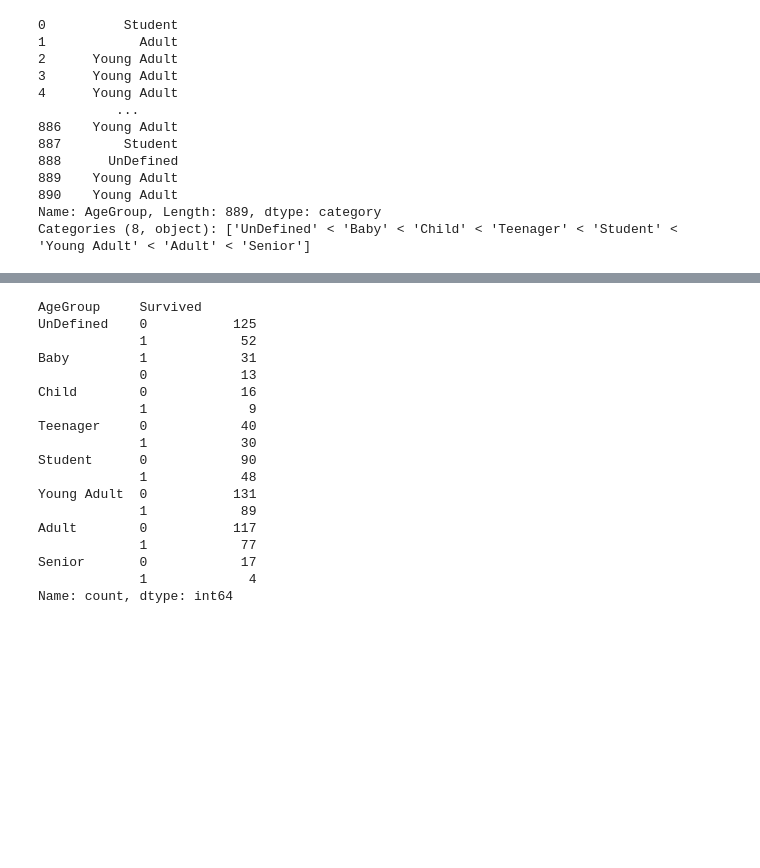
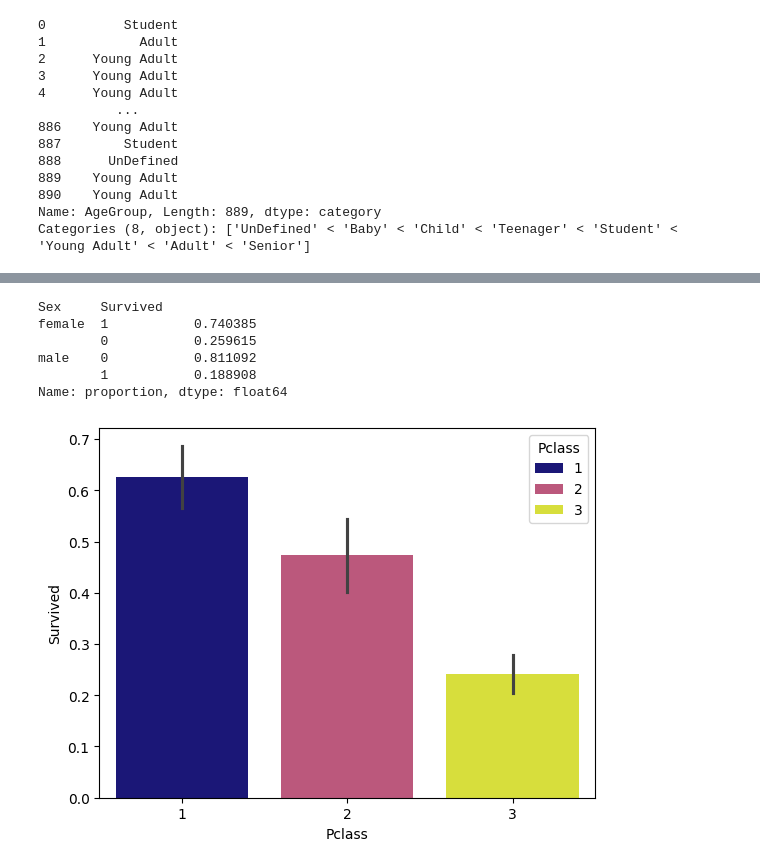
Before and after one commit to Vikram-kaki/DS, a Jupyter notebook: Machine Learning/Projects/Titanic/NoteBook.ipynb, the cells around one changed output, grey strips where cells are left out. Saved outputs shown, nothing was run; the diff lists cells and outputs as text; code cells hidden in the pictures; blank space fills up the shorter version.

```diff
--- a/Machine Learning/Projects/Titanic/NoteBook.ipynb
+++ b/Machine Learning/Projects/Titanic/NoteBook.ipynb
@@ -231,21 +231,14 @@ plt.show()
 # %%
-file1.groupby(['AgeGroup'])['Survived'].value_counts()
+file1.groupby(['Sex'])['Survived'].value_counts(normalize=True)
 # %% [output]
-AgeGroup     Survived
-UnDefined    0           125
-             1            52
-Baby         1            31
-             0            13
-Child        0            16
-             1             9
-Teenager     0            40
-             1            30
-Student      0            90
-             1            48
-Young Adult  0           131
-             1            89
-Adult        0           117
-             1            77
-Senior       0            17
-             1             4
-Name: count, dtype: int64
+Sex     Survived
+female  1           0.740385
+        0           0.259615
+male    0           0.811092
+        1           0.188908
+Name: proportion, dtype: float64
+# %%
+sns.barplot(x = 'Pclass', y = 'Survived', data = file1, hue = 'Pclass', palette = 'plasma')
+plt.show()
+# %% [output]
+[figure, added]
```
Also changed, not shown: parts of 11 cells of this notebook.
